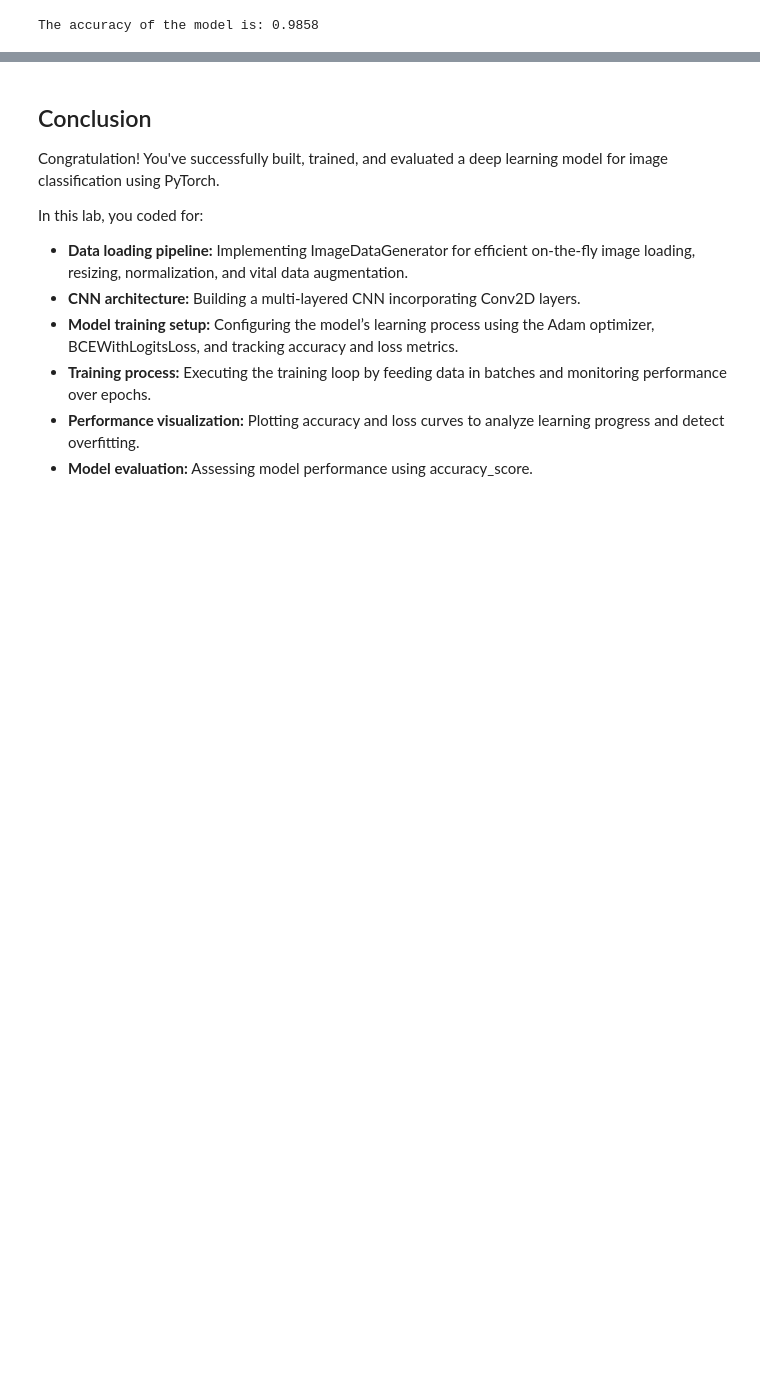
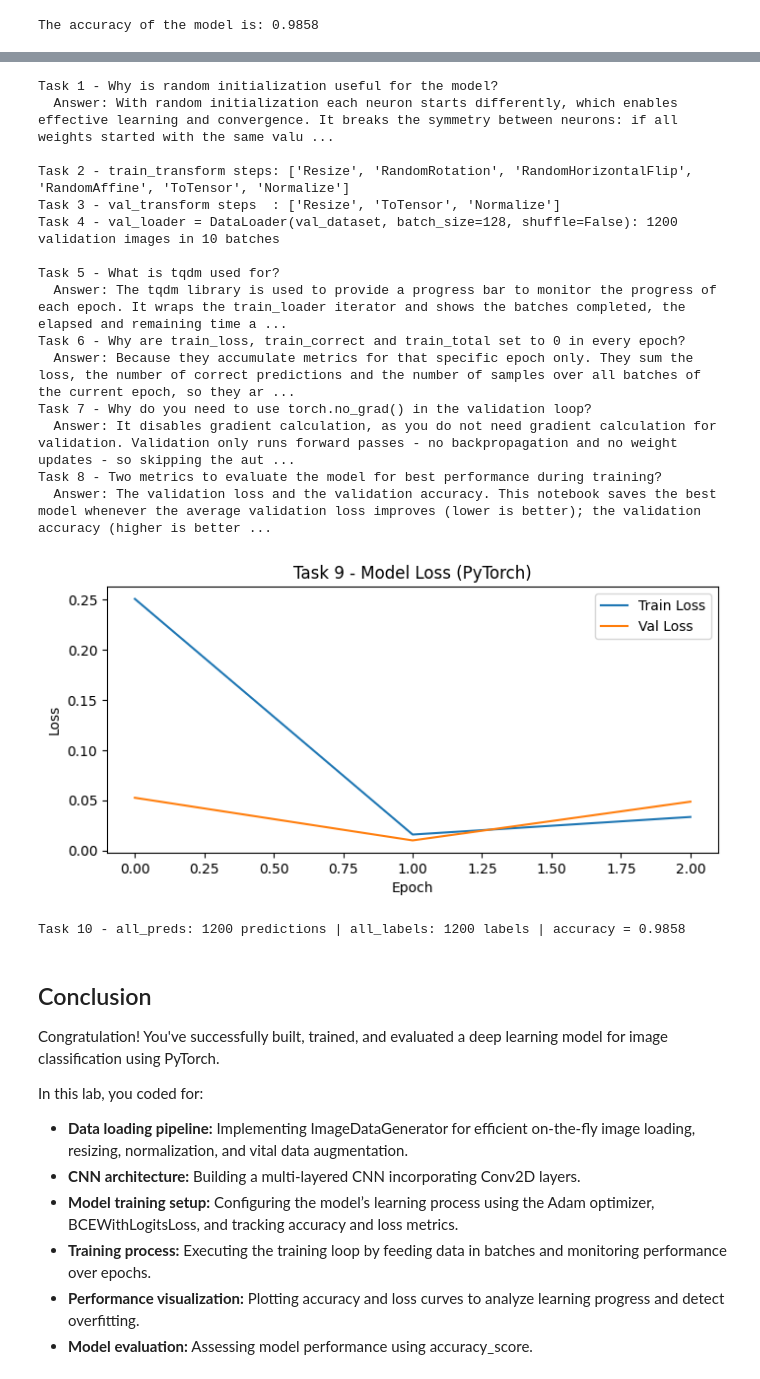
Before and after one commit to mhajjaj/artificial-intelligence-engineer-coursera, a Jupyter notebook: ai-deep-learning-capstone/Lab_M2L2_Implement_and_Test_a_PyTorch-Based_Classifier.ipynb, the cells around one changed output, grey strips where cells are left out. Drawn from its saved outputs; the diff is of its cells as text; code cells hidden in the pictures; blank space fills up the shorter version.

```diff
--- a/ai-deep-learning-capstone/Lab_M2L2_Implement_and_Test_a_PyTorch-Based_Classifier.ipynb
+++ b/ai-deep-learning-capstone/Lab_M2L2_Implement_and_Test_a_PyTorch-Based_Classifier.ipynb
@@ -697,9 +705,11 @@ Double-click **here** for the solution.
 # %% [markdown]
 ### Question: What are two different metrics on which the model can be evaluated for best performance during training?
 # %%
-## You can use this cell to type the answer to the question.
-answer = """The validation loss and the validation accuracy. This notebook checkpoints the model whenever the
-average validation loss improves (lower is better); validation accuracy (higher is better) could be
-used as the selection criterion in the same way."""
-print(answer)
+# Task 8 - Question: What are two different metrics on which the model can be evaluated for best performance during training?
+answer_task8 = (
+    "The validation loss and the validation accuracy. This notebook saves the best model whenever the average "
+    "validation loss improves (lower is better); the validation accuracy (higher is better) could be used the same way."
+)
+print("Task 8 - Two metrics on which the model can be evaluated for best performance during training:")
+print("Answer:", answer_task8)
 # %% [output]
@@ -887,3 +907,52 @@ You will need to save and download the completed notebook for final project subm
+# %%
+# Task 1 - Question: Why is random initialization useful for the model?
+print("Task 1 - Why is random initialization useful for the model?\n  Answer:", answer_task1)
+
+# Task 2: training transformation pipeline train_transform (transforms.Compose)
+print("\nTask 2 - train_transform steps:", [type(t).__name__ for t in train_transform.transforms])
+
+# Task 3: validation transformation pipeline val_transform
+print("Task 3 - val_transform steps  :", [type(t).__name__ for t in val_transform.transforms])
+
+# Task 4: val_loader for the validation dataset
+print(f"Task 4 - val_loader = DataLoader(val_dataset, batch_size={val_loader.batch_size}, shuffle=False): "
+      f"{len(val_loader.dataset)} validation images in {len(val_loader)} batches")
+
+# Tasks 5-8: answers to the questions
+print("\nTask 5 - What is tqdm used for?\n  Answer:", answer_task5)
+print("Task 6 - Why are train_loss, train_correct and train_total set to 0 in every epoch?\n  Answer:", answer_task6)
+print("Task 7 - Why do you need to use torch.no_grad() in the validation loop?\n  Answer:", answer_task7)
+print("Task 8 - Two metrics to evaluate the model for best performance during training?\n  Answer:", answer_task8)
+
+# Task 9: Model Loss from the training history of the model
+plt.figure(figsize=(8, 3.5))
+plt.plot(loss_history['train'], label='Train Loss')
+plt.plot(loss_history['val'], label='Val Loss')
+plt.title('Task 9 - Model Loss (PyTorch)')
+plt.xlabel('Epoch'); plt.ylabel('Loss'); plt.legend()
+plt.show()
+
+# Task 10: all predictions all_preds and ground truth labels all_labels from val_loader
+print(f"Task 10 - all_preds: {len(all_preds)} predictions | all_labels: {len(all_labels)} labels | "
+      f"accuracy = {accuracy_score(all_labels, all_preds):.4f}")
+# %% [output]
+Task 1 - Why is random initialization useful for the model?
+  Answer: With random initialization each neuron starts differently, which enables effective learning and convergence. It breaks the symmetry between neurons: if all weights started with the same valu ...
+
+Task 2 - train_transform steps: ['Resize', 'RandomRotation', 'RandomHorizontalFlip', 'RandomAffine', 'ToTensor', 'Normalize']
+Task 3 - val_transform steps  : ['Resize', 'ToTensor', 'Normalize']
+Task 4 - val_loader = DataLoader(val_dataset, batch_size=128, shuffle=False): 1200 validation images in 10 batches
+
+Task 5 - What is tqdm used for?
+  Answer: The tqdm library is used to provide a progress bar to monitor the progress of each epoch. It wraps the train_loader iterator and shows the batches completed, the elapsed and remaining time a ...
+Task 6 - Why are train_loss, train_correct and train_total set to 0 in every epoch?
+  Answer: Because they accumulate metrics for that specific epoch only. They sum the loss, the number of correct predictions and the number of samples over all batches of the current epoch, so they ar ...
+Task 7 - Why do you need to use torch.no_grad() in the validation loop?
+  Answer: It disables gradient calculation, as you do not need gradient calculation for validation. Validation only runs forward passes - no backpropagation and no weight updates - so skipping the aut ...
+Task 8 - Two metrics to evaluate the model for best performance during training?
+  Answer: The validation loss and the validation accuracy. This notebook saves the best model whenever the average validation loss improves (lower is better); the validation accuracy (higher is better ...
+[figure, added]
+Task 10 - all_preds: 1200 predictions | all_labels: 1200 labels | accuracy = 0.9858
 # %% [markdown]
 ## Conclusion
 Congratulation! You've successfully built, trained, and evaluated a deep learning model for image classification using PyTorch.
```
Also changed, not shown: parts of 15 cells of this notebook.
